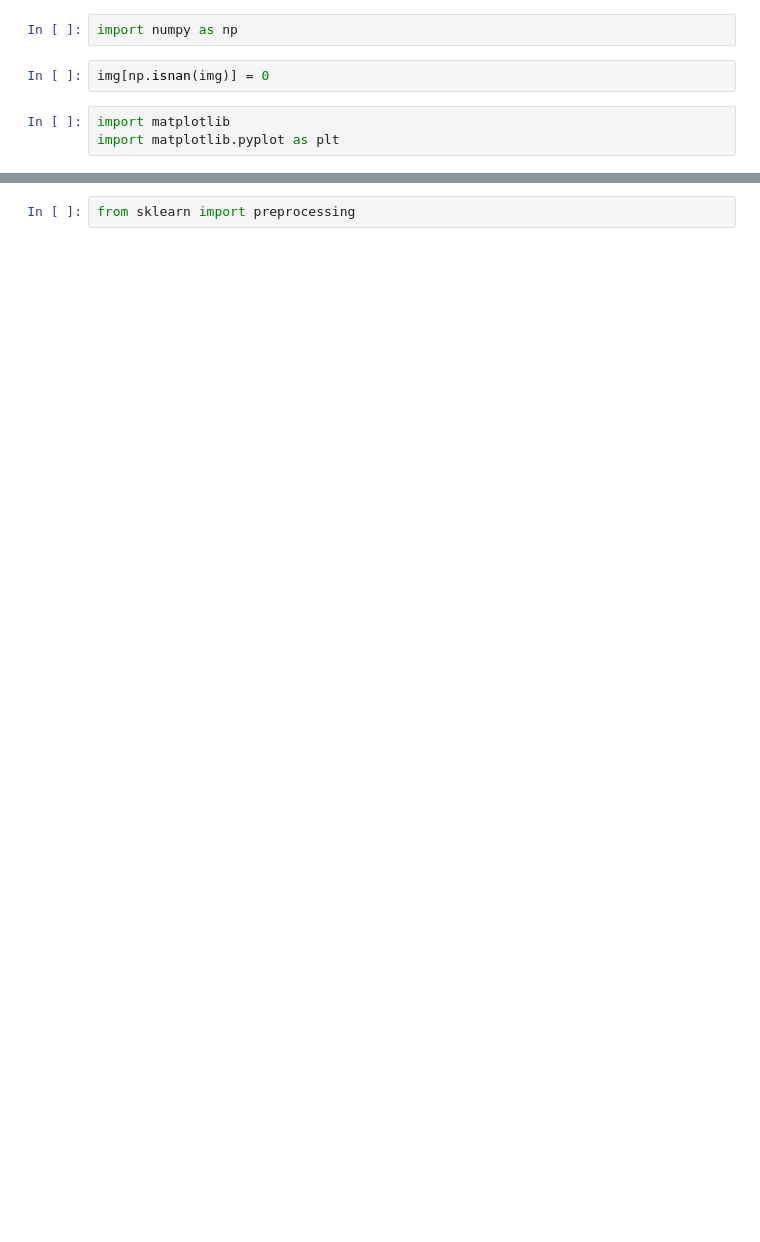
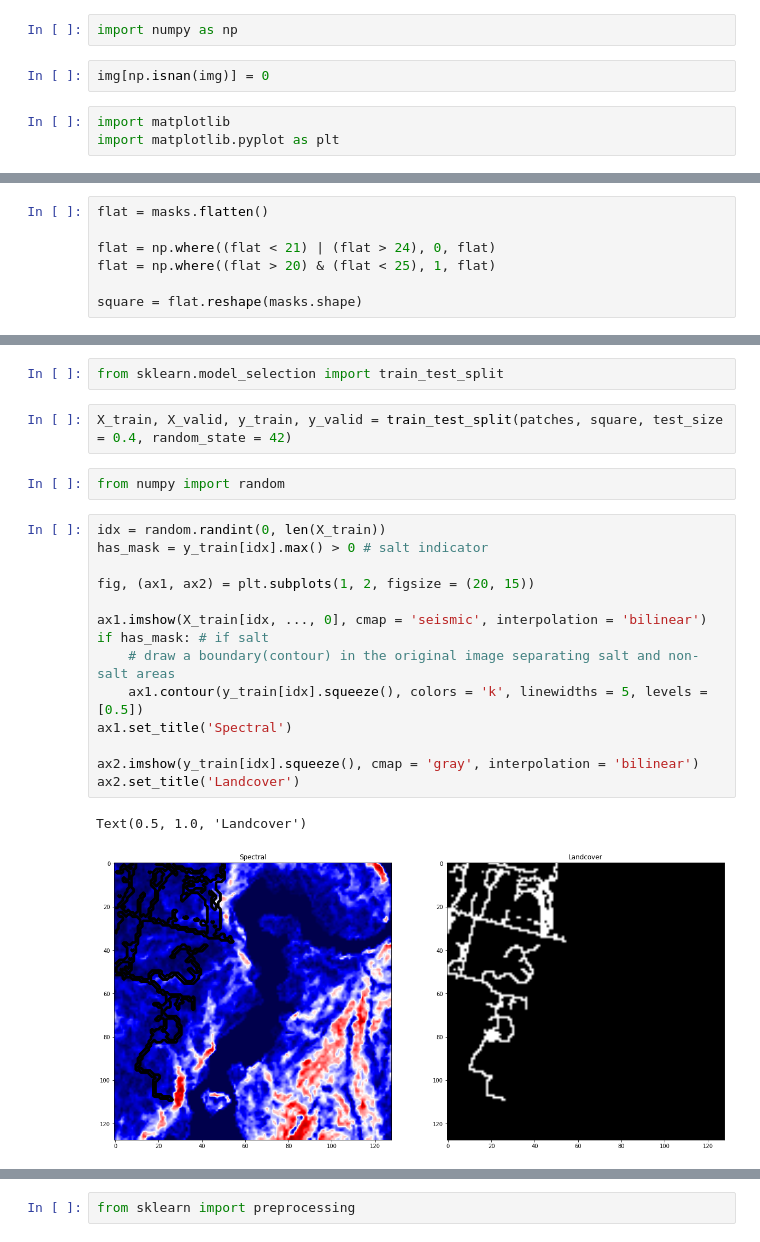
Before and after one commit to asrenninger/sensing, a Jupyter notebook: python/gee.ipynb, the cells around one changed output, grey strips where cells are left out. Drawn from its saved outputs; the diff is of its cells as text; blank space fills up the shorter version.

```diff
--- a/python/gee.ipynb
+++ b/python/gee.ipynb
@@ -230,0 +270,7 @@ img = img[0:1000, 5000:6000, :]
+# %%
+flat = masks.flatten()
+
+flat = np.where((flat < 21) | (flat > 24), 0, flat)
+flat = np.where((flat > 20) & (flat < 25), 1, flat)
+
+square = flat.reshape(masks.shape)
@@ -230,0 +282,23 @@ img = img[0:1000, 5000:6000, :]
+# %%
+from sklearn.model_selection import train_test_split
+# %%
+X_train, X_valid, y_train, y_valid = train_test_split(patches, square, test_size = 0.4, random_state = 42)
+# %%
+from numpy import random
+# %%
+idx = random.randint(0, len(X_train))
+has_mask = y_train[idx].max() > 0 # salt indicator
+
+fig, (ax1, ax2) = plt.subplots(1, 2, figsize = (20, 15))
+
+ax1.imshow(X_train[idx, ..., 0], cmap = 'seismic', interpolation = 'bilinear')
+if has_mask: # if salt
+    # draw a boundary(contour) in the original image separating salt and non-salt areas
+    ax1.contour(y_train[idx].squeeze(), colors = 'k', linewidths = 5, levels = [0.5])
+ax1.set_title('Spectral')
+
+ax2.imshow(y_train[idx].squeeze(), cmap = 'gray', interpolation = 'bilinear')
+ax2.set_title('Landcover')
+# %% [output]
+Text(0.5, 1.0, 'Landcover')
+[figure, added]
```
Also changed, not shown: parts of 73 cells of this notebook.
